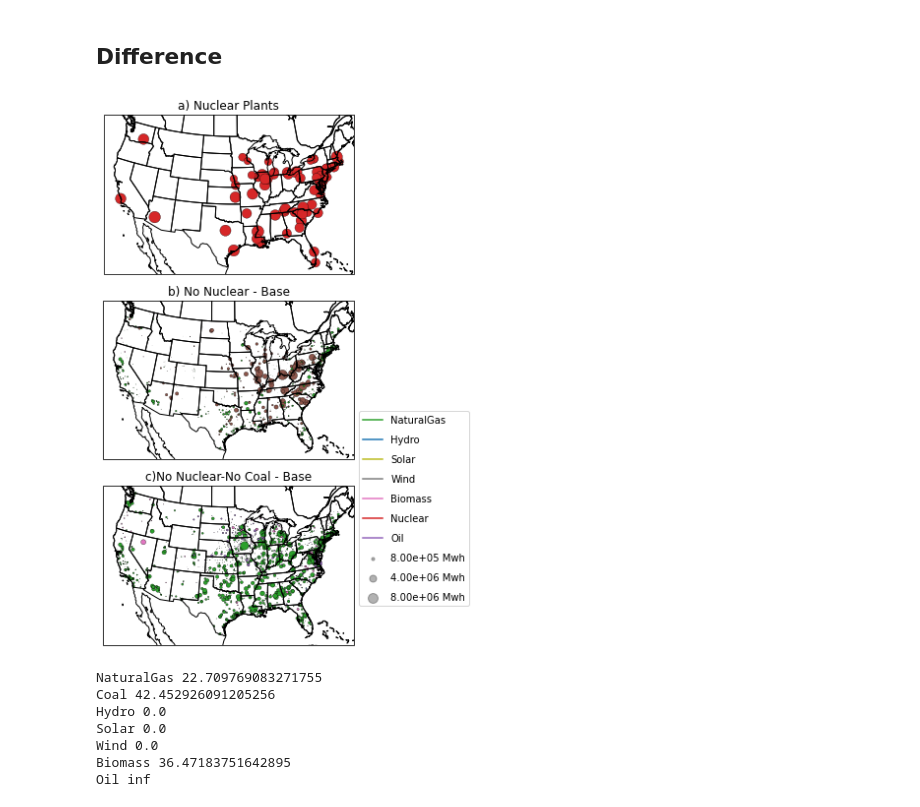
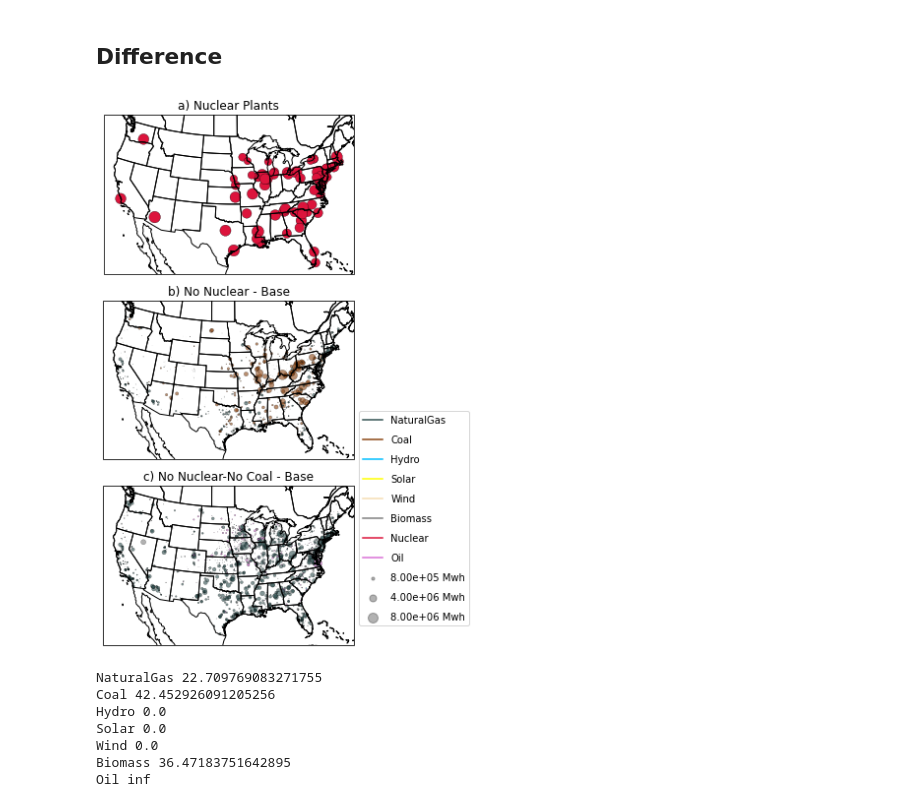
Before and after one commit to lfreese/us-ego, a Jupyter notebook: ego_nonuclear_project/1_emissions_map.ipynb, the cells around one changed output. Drawn from its saved outputs; the diff is of its cells as text; code cells hidden in the pictures.

Commit message:
updated notebooks for publication, new figures

```diff
--- a/ego_nonuclear_project/1_emissions_map.ipynb
+++ b/ego_nonuclear_project/1_emissions_map.ipynb
@@ -70,6 +84,10 @@ df_nocoal['total_gen'] = df_nocoal[col_list].sum(axis=1)
 df_normal.loc[df_normal['FuelType'] == 'Nuclear']['Capacity'].sum()
 # %% [output]
 102493.0
+# %%
+color_dict = {'NaturalGas':'darkslategrey', 'Biomass':'grey', 'Coal':'saddlebrown',
+              'Hydro':'deepskyblue', 'Nuclear':'crimson', 'Oil':'orchid',
+             'Solar':'yellow', 'Wind':'wheat'}
 # %% [markdown]
 # Plot
 # %% [markdown]
@@ -84,12 +102,7 @@ mod_factor = 80000
 plants = ['Nuclear']
 
 fuel_type=df_normal.loc[(df_normal['FuelType'].isin(plants))].groupby(['ORISCode']).first()['FuelType']
-color_dict = {'NaturalGas':'C2', 'Biomass':'C6', 'Coal':'C5',
-              'Hydro':'C0', 'LF Gas':'C4', 'Non-Fossil':'C9',
-               'Nuclear':'C3', 'Oil':'C10',
-              'Pet. Coke':'C15', 'Solar':'C8',
-              'Wind':'C7', 'MSW':'C11',
-              'Fwaste':'C12', 'Waste Coal':'C13', 'Geothermal':'C14'}
+
 color_list = [color_dict[fuel] for fuel in fuel_type]
 
 ###### Create axes ######
@@ -113,12 +126,7 @@ PCM_o=ax.scatter(lon_o, lat_o, c=color_list, s = size, transform=ccrs.PlateCarre
 plants = ['NaturalGas']
 
 fuel_type=df_normal.loc[(df_normal['FuelType'].isin(plants))].groupby(['ORISCode']).first()['FuelType']
-color_dict = {'NaturalGas':'C2', 'Biomass':'C6', 'Coal':'C5',
-              'Hydro':'C0', 'LF Gas':'C4', 'Non-Fossil':'C9',
-               'Nuclear':'C3', 'Oil':'C10',
-              'Pet. Coke':'C15', 'Solar':'C8',
-              'Wind':'C7', 'MSW':'C11',
-              'Fwaste':'C12', 'Waste Coal':'C13', 'Geothermal':'C14'}
+
 color_list = [color_dict[fuel] for fuel in fuel_type]
 ###### plot #######
 #create lat and lon
@@ -136,12 +144,7 @@ PCM_o=ax.scatter(lon_o, lat_o, c=color_list, s = size, transform=ccrs.PlateCarre
 plants = ['NaturalGas','Coal', 'Hydro','Solar','Wind', 'Biomass', 'Nuclear', 'Oil']
 
 fuel_type=df_normal.loc[(df_normal['FuelType'].isin(plants))].groupby(['ORISCode']).first()['FuelType']
-color_dict = {'NaturalGas':'C2', 'Biomass':'C6', 'Coal':'C5',
-              'Hydro':'C0', 'LF Gas':'C4', 'Non-Fossil':'C9',
-               'Nuclear':'C3', 'Oil':'C14',
-              'Pet. Coke':'C15', 'Solar':'C8',
-              'Wind':'C7', 'MSW':'C11',
-              'Fwaste':'C12', 'Waste Coal':'C13', 'Geothermal':'C14'}
+
 color_list = [color_dict[fuel] for fuel in fuel_type]
 
 
@@ -161,54 +164,54 @@ fuel_type=df_normal.loc[(df_normal['FuelType'].isin(plants))].groupby(['ORISCode
 size=df_nonuc.loc[(df_nonuc['FuelType'].isin(plants))].groupby(['ORISCode']).mean()['total_gen']/mod_factor- df_normal.loc[(df_normal['FuelType'].isin(plants))].groupby(['ORISCode']).mean()['total_gen']/mod_factor
 #PCM parameters and plot for observations
 PCM_o=ax.scatter(lon_o, lat_o, c=color_list, s = size, transform=ccrs.PlateCarree(),linewidth=.3, marker = 'o', edgecolor = 'k',
-                  alpha = 1.)
+                  alpha = .6)
 
 
 ###### Difference Plot ######
 plants = ['NaturalGas', 'Hydro','Solar','Wind', 'Biomass', 'Nuclear', 'Oil']
 
 fuel_type=df_normal.loc[(df_normal['FuelType'].isin(plants))].groupby(['ORISCode']).first()['FuelType']
-color_dict = {'NaturalGas':'C2', 'Biomass':'C6',
-              'Hydro':'C0', 'LF Gas':'C4', 'Non-Fossil':'C9',
-               'Nuclear':'C3', 'Oil':'C14',
-              'Pet. Coke':'C15', 'Solar':'C8',
-              'Wind':'C7', 'MSW':'C11',
-              'Fwaste':'C12', 'Waste Coal':'C13', 'Geothermal':'C14'}
+
 color_list = [color_dict[fuel] for fuel in fuel_type]
 
 
 ###### Create axes ######
 ax=fig.add_subplot(3,1,3, projection=ccrs.LambertConformal())
 ax.coastlines()
 ax.add_feature(cfeat.STATES)
-ax.set_title('c)No Nuclear-No Coal - Base', fontsize = 12)
+ax.set_title('c) No Nuclear-No Coal - Base', fontsize = 12)
 
-###### observations #######
+###### plot #######
 #create lat and lon for observations
 lat_o = df_normal.loc[(df_normal['FuelType'].isin(plants))].groupby(['ORISCode']).first()['LAT']
 lon_o = df_normal.loc[(df_normal['FuelType'].isin(plants))].groupby(['ORISCode']).first()['LON']
 #color based on the fuel type
 fuel_type=df_normal.loc[(df_normal['FuelType'].isin(plants))].groupby(['ORISCode']).first()['FuelType']
 #size based on generation
 size=df_nocoal.loc[(df_nocoal['FuelType'].isin(plants))].groupby(['ORISCode']).mean()['total_gen']/mod_factor- df_normal.loc[(df_normal['FuelType'].isin(plants))].groupby(['ORISCode']).mean()['total_gen']/mod_factor
 #PCM parameters and plot for observations
 PCM_o=ax.scatter(lon_o, lat_o, c=color_list, s = size, transform=ccrs.PlateCarree(),linewidth=.3, marker = 'o', edgecolor = 'k',
-                  alpha = 1.)
+                  alpha = .6)
 plt.tight_layout()
 
 ##### legend #######
+plants = ['NaturalGas','Coal', 'Hydro','Solar','Wind', 'Biomass', 'Nuclear', 'Oil']
+
+fuel_type=df_normal.loc[(df_normal['FuelType'].isin(plants))].groupby(['ORISCode']).first()['FuelType']
+
+color_list = [color_dict[fuel] for fuel in fuel_type]
 
 for key in plants:
     plt.plot([],[],label=key, color=color_dict[key])
 plt.legend();
 
 for size in [10, 50, 100]:
     plt.scatter([], [], c='k', alpha=0.3, s=size,
                 label="{:.2e}".format(size*mod_factor) + ' Mwh')
 plt.legend(scatterpoints=1, frameon=True, labelspacing=1, bbox_to_anchor = (1.0,1.5));
 plt.savefig('./Figures/plants_difference.png', bbox_inches = 'tight', dpi = 150)
 # %% [output]
-[figure, old version]
+[figure, new version]
 # %%
 #print the %change
 for plant in ['NaturalGas','Coal', 'Hydro','Solar','Wind', 'Biomass','Oil']:
```
Also changed, not shown: parts of 11 cells of this notebook, 26 other files.
